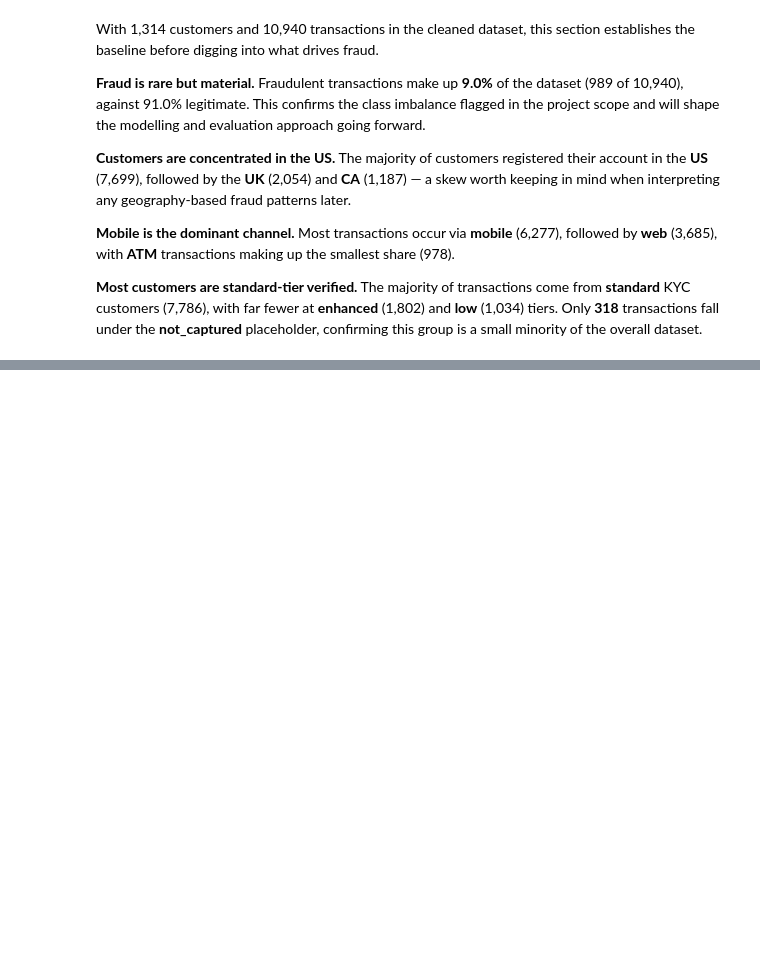
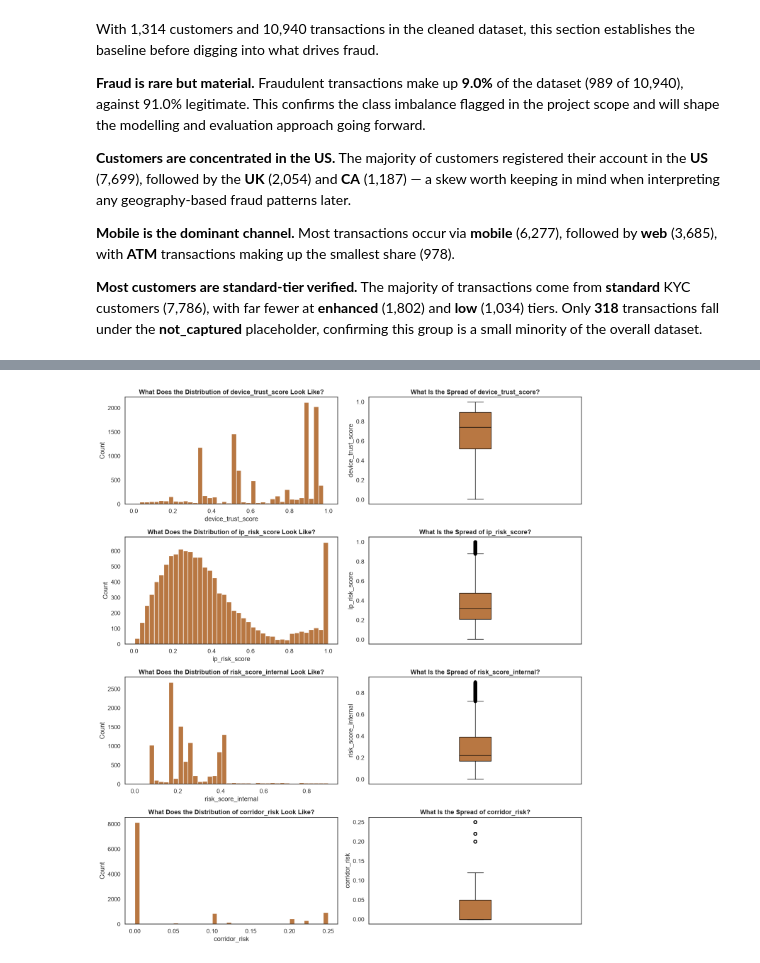
Before and after one commit to LeesiElekwa/Digital_Transfer_Fraud_Detection_System, a Jupyter notebook: Notebooks/ExploratoryAnalysis.ipynb, the cells around one changed output, grey strips where cells are left out. Cells and saved outputs as stored; diff of their text form; code cells hidden in the pictures; blank space fills up the shorter version.

```diff
--- a/Notebooks/ExploratoryAnalysis.ipynb
+++ b/Notebooks/ExploratoryAnalysis.ipynb
@@ -105,0 +209,5 @@ With 1,314 customers and 10,940 transactions in the cleaned dataset, this sectio
+# %%
+risk_features = ["device_trust_score", "ip_risk_score", "risk_score_internal", "corridor_risk"]
+plot_distribution_grid(df_cleaned_transaction_data, risk_features)
+# %% [output]
+[figure, added]
```
Also changed, not shown: parts of 8 cells of this notebook.
